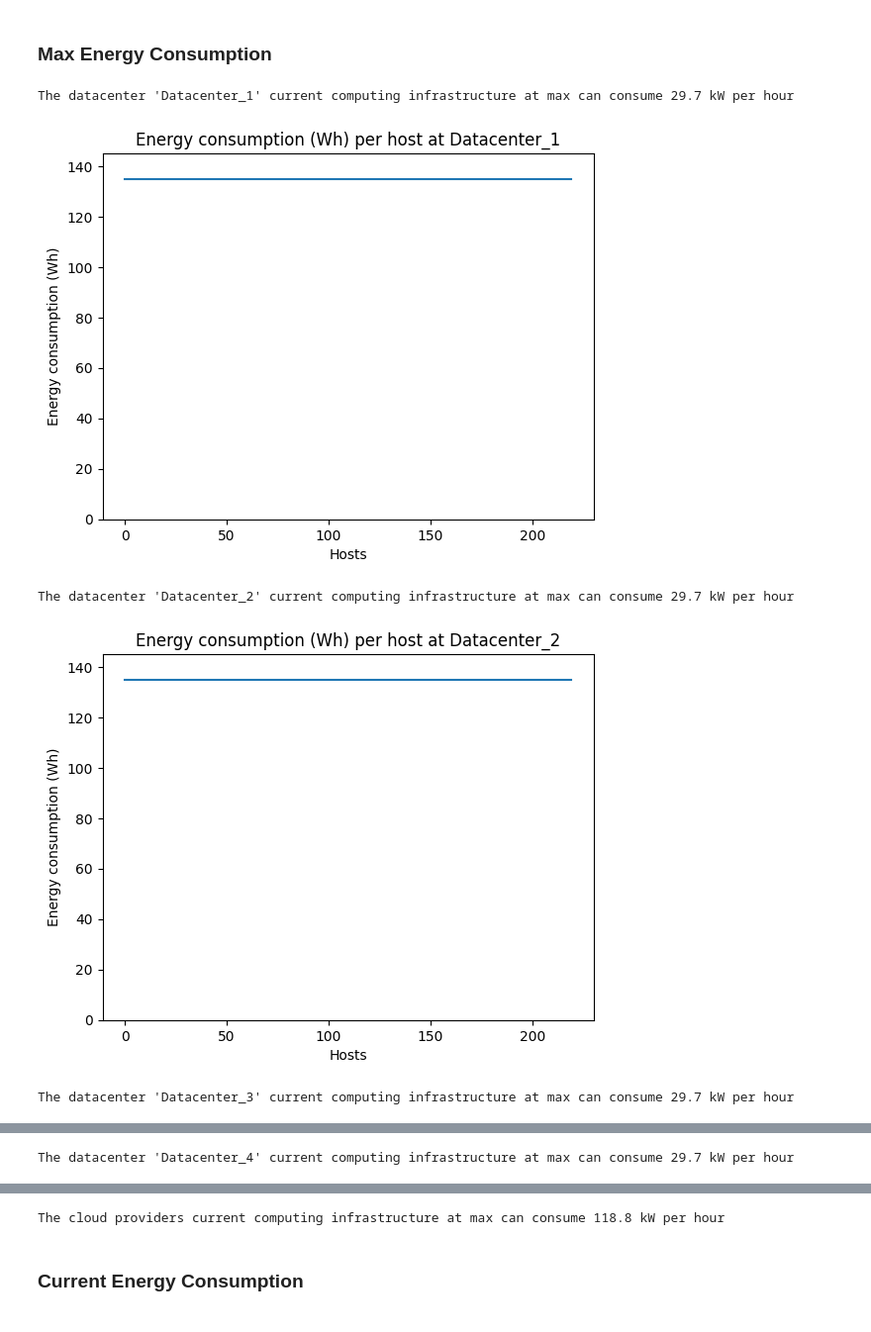
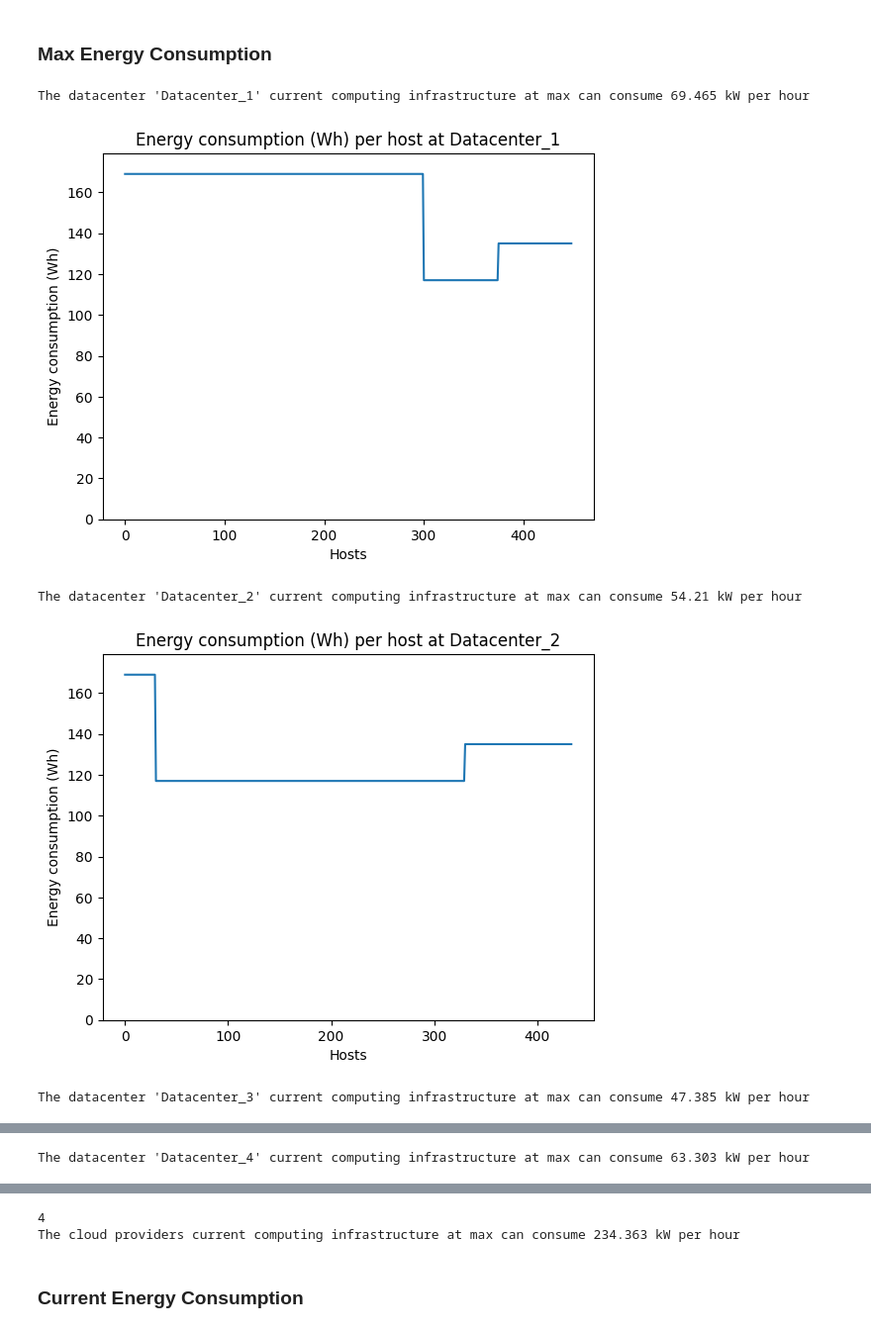
Before and after one commit to KhalidAFarah/cloud-energy-efficiency, a Jupyter notebook: evaluation/resources_utilization.ipynb, the cells around one changed output, grey strips where cells are left out. Shown at 99% size. Drawn from its saved outputs; the diff is of its cells as text; code cells hidden in the pictures.

```diff
--- a/evaluation/resources_utilization.ipynb
+++ b/evaluation/resources_utilization.ipynb
@@ -5,7 +5,7 @@ import matplotlib.pyplot as plt
 import math
 # import seaborn as sns
 
-dataset = pd.read_csv("../data/logfile-v4.csv", delimiter=";")
+dataset = pd.read_csv("../data/logfile-v5.csv", delimiter=";")
 dataset.head()
 # %% [output]
 |  | time | datacenter_name | host_id | type | active | number_of_pes | available_pes | mips | ... |
@@ -81,29 +81,31 @@ for i in range(len(labels)):
 # %%
 labels= np.unique(dataset['datacenter_name'])
 max_power = 0
 max_power_per_host = np.array([])
+max_power_per_datacenter = np.array([])
 for i in range(len(labels)):
-    max_power_per_datacenter = 0
+    # max_power_per_datacenter = 0
     max_power_per_host_per_datacenter = np.array([])
     for _, sample in dataset[(dataset['datacenter_name'] == labels[i]) & (dataset['time'] == 300.01)].iterrows():
         power_model = sample['power_model'].split(",")
-        max_power_per_datacenter += float(power_model[-2])
+        # max_power_per_datacenter += float(power_model[-2])
         max_power_per_host = np.append(max_power_per_host, float(power_model[-2]))
         max_power_per_host_per_datacenter = np.append(max_power_per_host_per_datacenter, float(power_model[-2]))
+    max_power_per_datacenter = np.append(max_power_per_datacenter, np.sum(max_power_per_host_per_datacenter))
+    max_power += np.sum(max_power_per_host_per_datacenter)
 
-    print(f"The datacenter '{labels[i]}' current computing infrastructure at max can consume {(max_power_per_datacenter * 1)/1000} kW per hour")
-    max_power += max_power_per_datacenter
+    print(f"The datacenter '{labels[i]}' current computing infrastructure at max can consume {(np.sum(max_power_per_host_per_datacenter) * 1)/1000} kW per hour")
     plt.plot(np.arange(0, len(max_power_per_host_per_datacenter)), (max_power_per_host_per_datacenter*1))
     plt.ylim((0, max(max_power_per_host_per_datacenter)+10))
     plt.xlabel("Hosts")
     plt.ylabel("Energy consumption (Wh)")
     plt.title(f"Energy consumption (Wh) per host at {labels[i]}")
     plt.show()
 
 print(f"The cloud providers current computing infrastructure at max can consume {(max_power * 1)/1000} kW per hour")
 # %% [output]
-The datacenter 'Datacenter_1' current computing infrastructure at max can consume 29.7 kW per hour
+The datacenter 'Datacenter_1' current computing infrastructure at max can consume 69.465 kW per hour
-[figure, old version]
+[figure, new version]
-The datacenter 'Datacenter_2' current computing infrastructure at max can consume 29.7 kW per hour
+The datacenter 'Datacenter_2' current computing infrastructure at max can consume 54.21 kW per hour
-[figure, old version]
+[figure, new version]
-The datacenter 'Datacenter_3' current computing infrastructure at max can consume 29.7 kW per hour
+The datacenter 'Datacenter_3' current computing infrastructure at max can consume 47.385 kW per hour
@@ -111 +113 @@ The datacenter 'Datacenter_3' current computing infrastructure at max can consum
-The datacenter 'Datacenter_4' current computing infrastructure at max can consume 29.7 kW per hour
+The datacenter 'Datacenter_4' current computing infrastructure at max can consume 63.303 kW per hour
@@ -113,4 +115,5 @@ The datacenter 'Datacenter_4' current computing infrastructure at max can consum
-The cloud providers current computing infrastructure at max can consume 118.8 kW per hour
+4
+The cloud providers current computing infrastructure at max can consume 234.363 kW per hour
 # %% [markdown]
 ### Current Energy Consumption
 # %%
```
Also changed, not shown: parts of 12 cells of this notebook, 1 other file.
